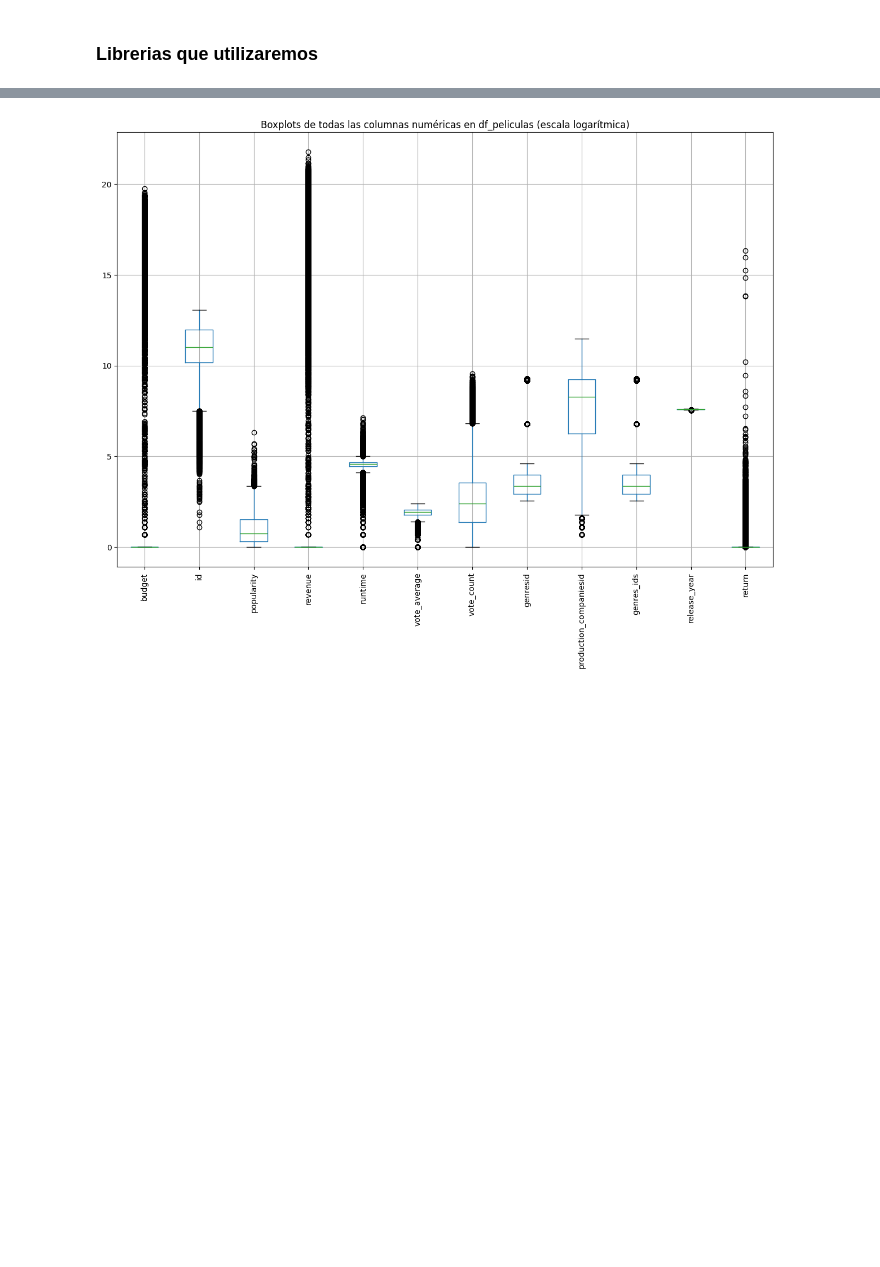
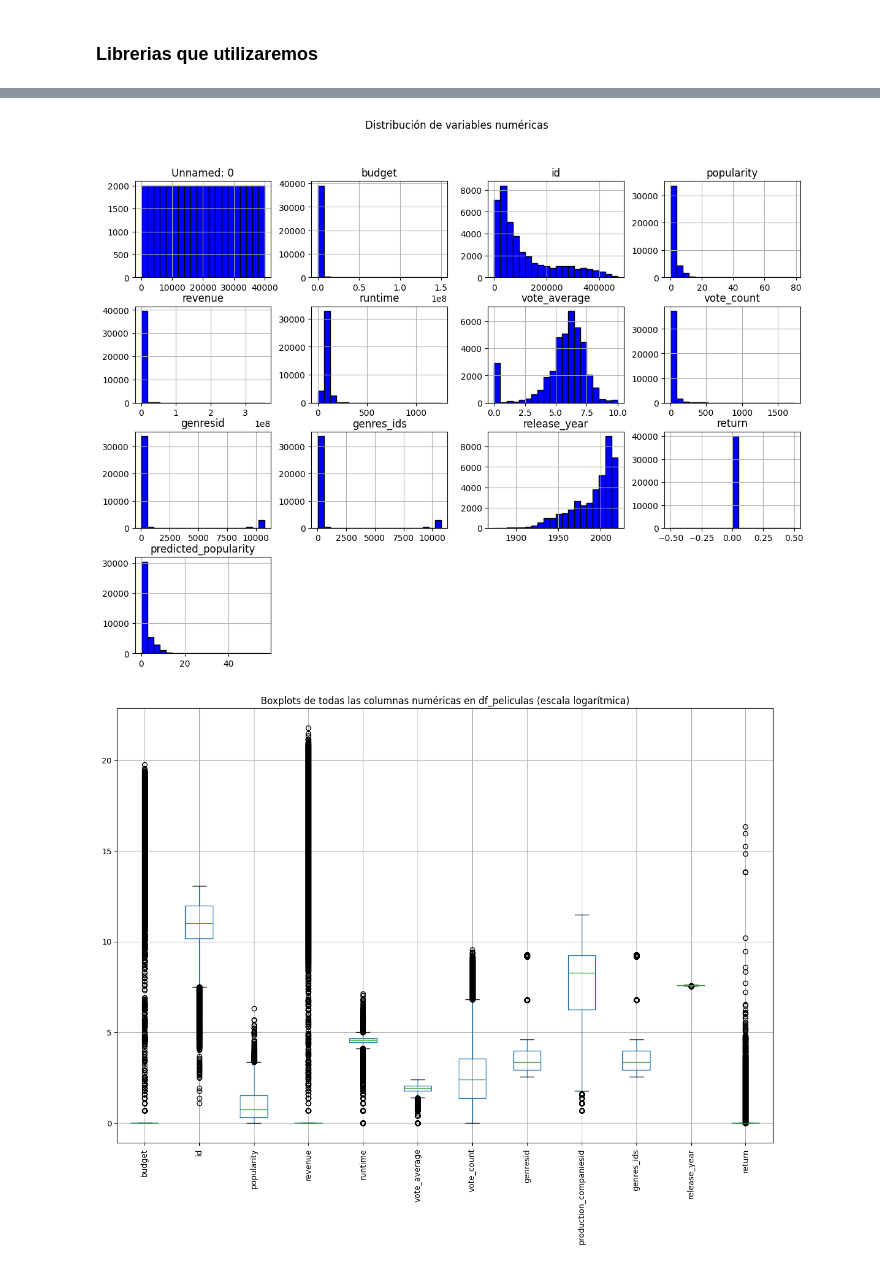
Before and after one commit to TFTomasFernandez/Proyecto-1-Recomendacion-de-Peliculas, a Jupyter notebook: EDA.ipynb, the cells around one changed output, grey strips where cells are left out. Drawn from its saved outputs; the diff is of its cells as text; code cells hidden in the pictures; blank space fills up the shorter version.

```diff
--- a/EDA.ipynb
+++ b/EDA.ipynb
@@ -15,3 +39,11 @@ df_main = pd.read_csv('C:/Users/tomif/Desktop/Proyecto_1/Datasets utilizados/Mai
+# %%
+#Visualizamos la distribución de las variables numéricas
+
+df_main.hist(figsize=(14, 10), bins=20, color='blue', edgecolor='black')
+plt.suptitle('Distribución de variables numéricas')
+plt.show()
+# %% [output]
+[figure, added]
 # %%
 # Visualización de Outliers
 
```
Also changed, not shown: parts of 1 cell of this notebook.
